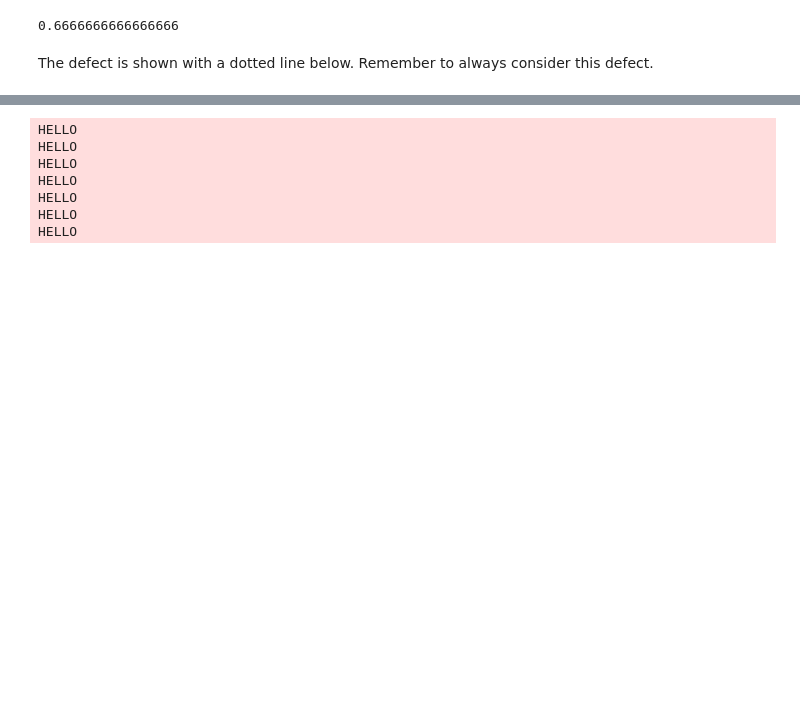
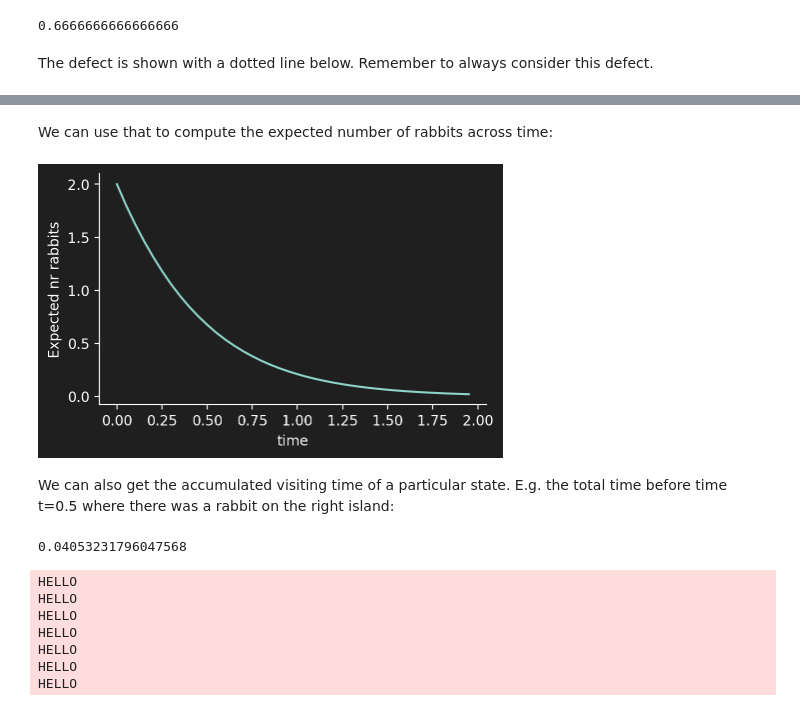
Before and after one commit to munch-group/PtDAlgorithms, a Jupyter notebook: examples/full_python_api_example.ipynb, the cells around one changed output, grey strips where cells are left out. Saved outputs shown, nothing was run; the diff lists cells and outputs as text; code cells hidden in the pictures; blank space fills up the shorter version.

```diff
--- a/examples/full_python_api_example.ipynb
+++ b/examples/full_python_api_example.ipynb
@@ -359,3 +344,27 @@ Total time where there was a rabbit on the right island, before time t=0.5:
+# %% [markdown]
+We can use that to compute the expected number of rabbits across time:
+# %%
+times = np.arange(0, 2, 0.05)
+expected_rabbits_left = [
+    np.sum(graph.stop_probability(i)
+           * np.sum(graph.states(), axis=1))
+    for i in times
+    ]
+
+fig, ax = plt.subplots(1, 1, figsize=(5, 3))
+ax.plot(times, expected_rabbits_left)
+ax.set_xlabel('time')
+ax.set_ylabel("Expected nr rabbits")
+sns.despine()
+# %% [output]
+[figure, added]
+# %% [markdown]
+We can also get the accumulated visiting time of a particular state. E.g. the total time before time t=0.5 where there was a rabbit on the right island:
+# %%
+rewards = (graph.states()[:,1]>0).astype(int)
+np.sum(graph.accumulated_visiting_time(time=0.5) * rewards)
+# %% [output]
+0.04053231796047568
 # %%
 graph.expected_residence_time()
 # %% [output]
```
Also changed, not shown: parts of 26 cells of this notebook, 6 other files.
